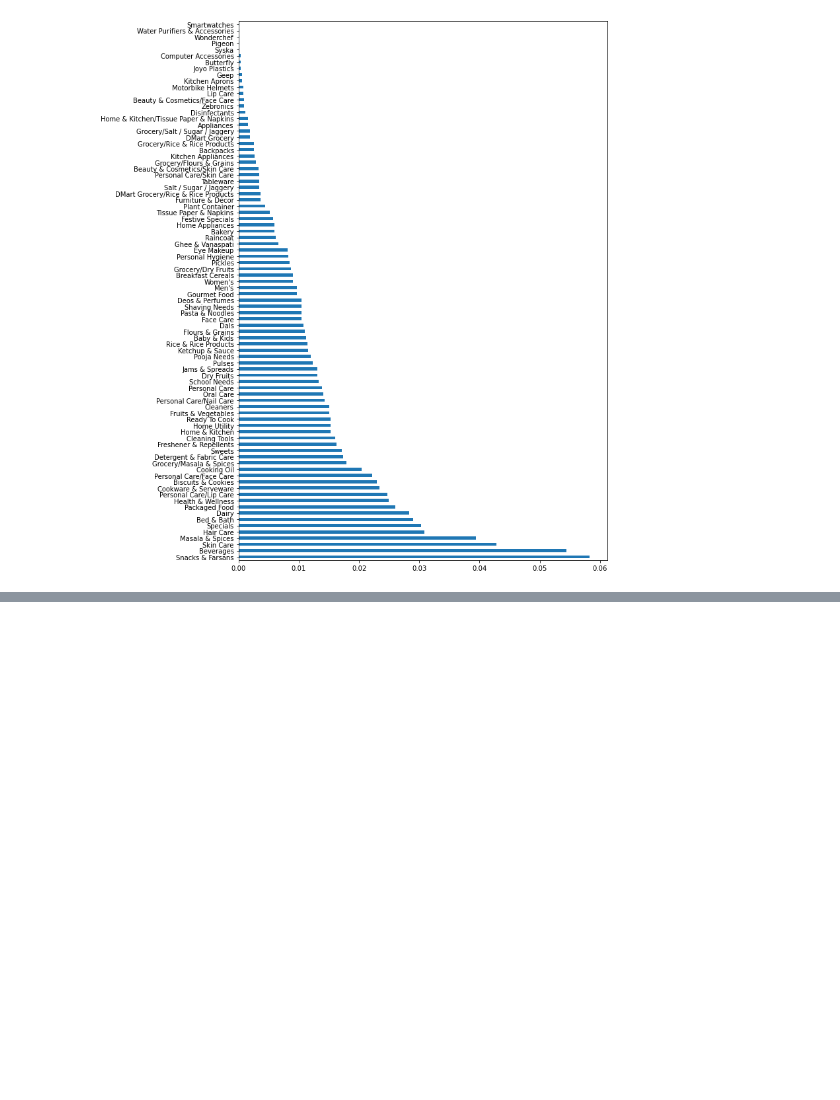
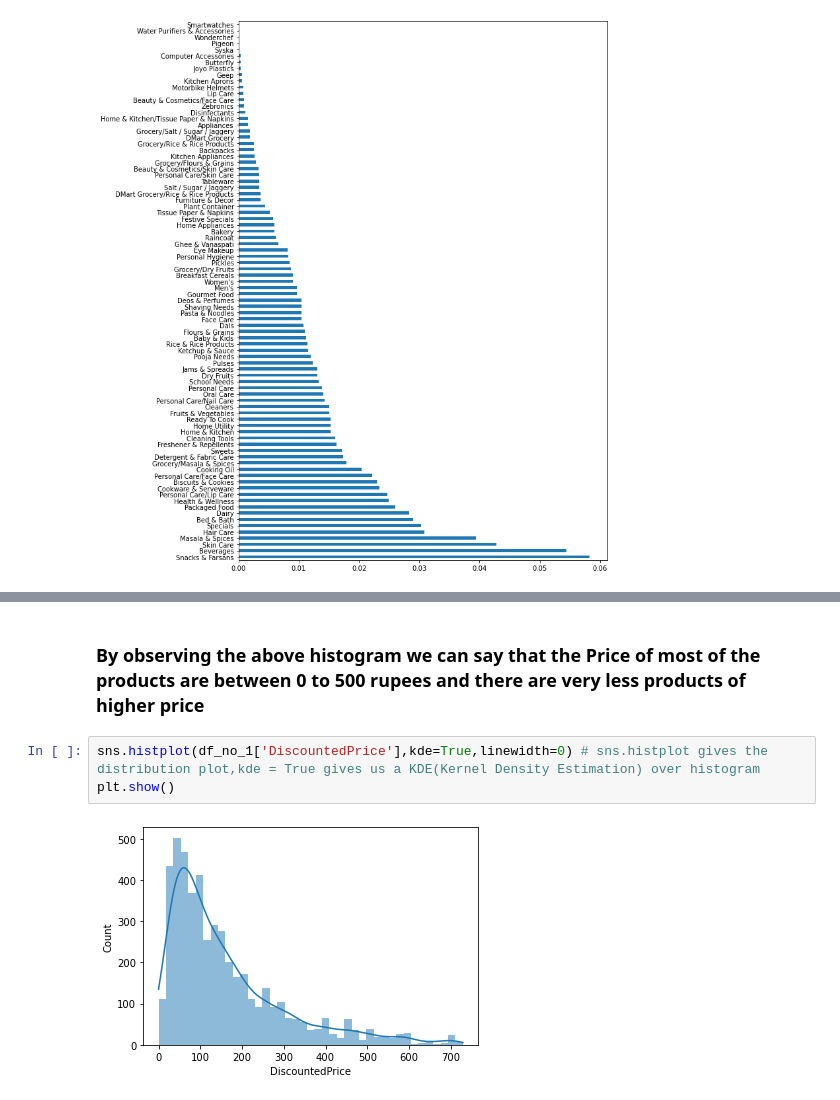
Before and after one commit to bharath3848/Dmart-dataset, a Jupyter notebook: EDA_Project.ipynb, the cells around one changed output, grey strips where cells are left out. Saved outputs shown, nothing was run; the diff lists cells and outputs as text; blank space fills up the shorter version.

```diff
--- a/EDA_Project.ipynb
+++ b/EDA_Project.ipynb
@@ -323,0 +324,7 @@ sns.heatmap(data=res,annot=True)
+# %% [markdown]
+### By observing the above histogram we can say that the Price of most of the products are between 0 to 500 rupees and there are very less products of higher price
+# %%
+sns.histplot(df_no_1['DiscountedPrice'],kde=True,linewidth=0) # sns.histplot gives the distribution plot,kde = True gives us a KDE(Kernel Density Estimation) over histogram
+plt.show()
+# %% [output]
+[figure, added]
```
Also changed, not shown: parts of 86 cells of this notebook.
